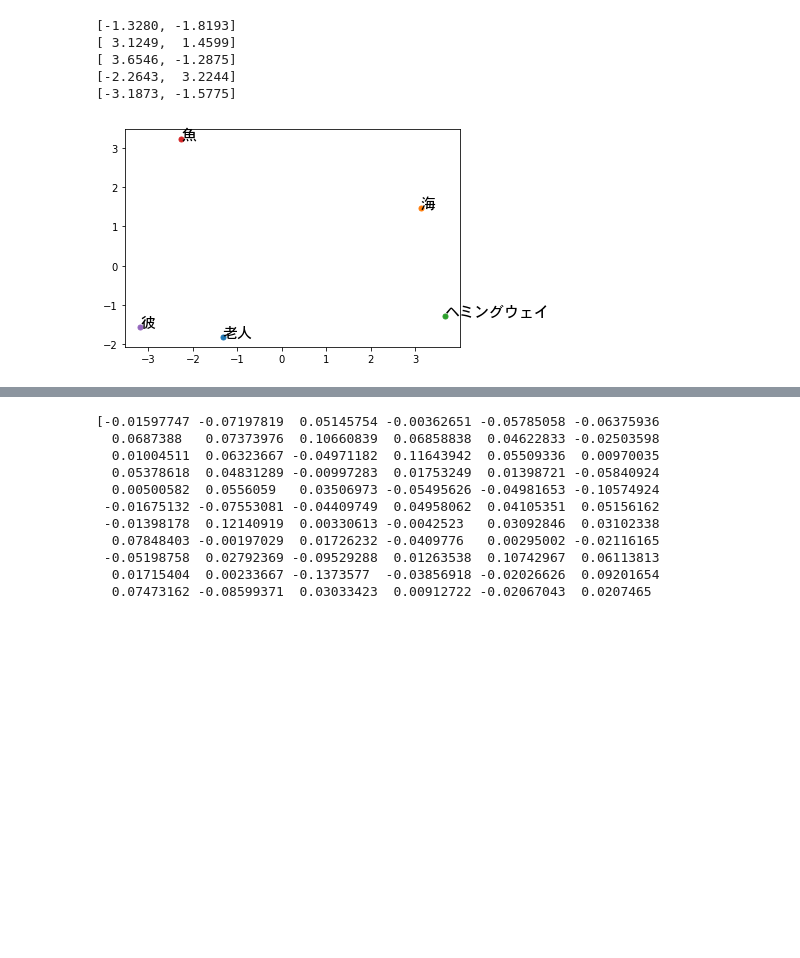
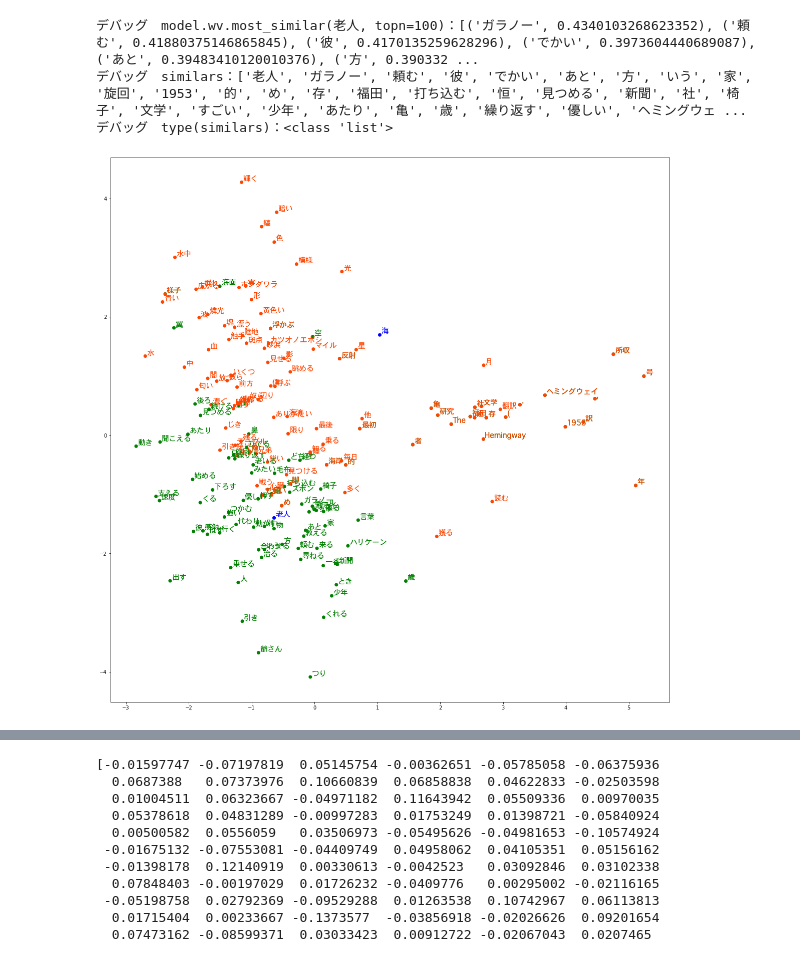
Before and after one commit to tsuchida5030/techgym_ai, a Jupyter notebook: Chapter_1/AI_running_1.ipynb, the cells around one changed output, grey strips where cells are left out. Cells and saved outputs as stored; diff of their text form; code cells hidden in the pictures; blank space fills up the shorter version.

```diff
--- a/Chapter_1/AI_running_1.ipynb
+++ b/Chapter_1/AI_running_1.ipynb
@@ -1,5 +1,5 @@
 # %%
-#AI-TECHGYM-1-12-A-2
+#AI-TECHGYM-1-12-Q-1
 #自然言語処理
 
 #インポート
@@ -7,62 +7,57 @@ from gensim.models import word2vec
 import numpy as np
 import matplotlib.pyplot as plt
 import matplotlib.font_manager as font_manager
 
 #PCA
 from sklearn.decomposition import PCA
+
+import os
+os.chdir(r"C:\Users\tsuchida\Documents\techgym_セミナー\TortoiseGit_resorce\techgym_ai\Chapter_1\Answer_sheet\AI_Chapter1_saved_files")
 
 #フォントの準備
 import urllib.request as req
 url = "https://github.com/hokuto-HIRANO/Word2Vec/raw/master/font/Osaka.ttc"
 req.urlretrieve(url, "./Osaka.ttc")
 
 #フォントの指定
 FONTPATH='./Osaka.ttc'
 prop = font_manager.FontProperties(fname=FONTPATH)
 
 #モデルの読み込み
 model_path = './words.model'
 model = word2vec.Word2Vec.load(model_path)
 
 #対象の単語
 words = []
 words.append("老人")
 words.append("海")
 words.append("ヘミングウェイ")
 words.append("魚")
 words.append("彼")
 
-vectors = []
+#単語ベクトルの可視化
+def draw_2d_2groups(vectors, target1, target2, topn=100):
+    print(f'デバッグ　model.wv.most_similar(老人, topn=100)：{vectors.wv.most_similar(target1, topn=topn)}')
+    similars1 = [w[0] for w in vectors.wv.most_similar(target1, topn=topn)]
+    similars1.insert(0, target1)
+    similars2 = [w[0] for w in vectors.wv.most_similar(target2, topn=topn)]
+    similars2.insert(0, target2)
+    similars = similars1 + similars2
+    print(f'デバッグ　similars：{similars}')
+    print(f'デバッグ　type(similars)：{type(similars)}')
+    colors = ['b']+['g']*(topn)+['b']+['orangered']*(topn)
+    X = [vectors.wv[w] for w in similars]
+    pca = PCA(n_components=2)
+    Y = pca.fit_transform(X)
+    plt.figure(figsize=(20,20))
+    plt.scatter(Y[:,0], Y[:,1], color=colors)
+    for w, x, y, c in zip(similars[:], Y[:,0], Y[:,1], colors):
+        plt.annotate(w, xy=(x, y), xytext=(3,3), textcoords='offset points', fontproperties=prop, fontsize=15, color=c)
+    plt.show()
 
-for w in words:
-    vectors.append(model.wv[w])
-
-#単語のベクトル表現を2次元に圧縮する
-pca = PCA(n_components=2)
-pca.fit(vectors)
-vectors_pca = pca.transform(vectors)
-
-for w in vectors_pca:
-    #配列形式に整形
-    print(np.array2string(w, separator=', ', formatter={'float_kind': lambda x: '{: .4f}'.format(x)}))
-
-#ブロットする
-k = 0
-while k < len(vectors_pca):
-    #点プロット
-    plt.plot(vectors_pca[k][0], vectors_pca[k][1], ms=5.0, zorder=2, marker="o")
-
-    #文字プロット
-    plt.annotate(words[k], (vectors_pca[k][0], vectors_pca[k][1]), fontproperties=prop, fontsize=15)
-
-    k += 1
-
-#グラフ表示
-plt.show()
+draw_2d_2groups(model, words[0], words[1])
 # %% [output]
-[-1.3280, -1.8193]
-[ 3.1249,  1.4599]
-[ 3.6546, -1.2875]
-[-2.2643,  3.2244]
-[-3.1873, -1.5775]
+デバッグ　model.wv.most_similar(老人, topn=100)：[('ガラノー', 0.4340103268623352), ('頼む', 0.41880375146865845), ('彼', 0.4170135259628296), ('でかい', 0.3973604440689087), ('あと', 0.39483410120010376), ('方', 0.390332 ...
+デバッグ　similars：['老人', 'ガラノー', '頼む', '彼', 'でかい', 'あと', '方', 'いう', '家', '旋回', '1953', '的', 'め', '存', '福田', '打ち込む', '恒', '見つめる', '新聞', '社', '椅子', '文学', 'すごい', '少年', 'あたり', '亀', '歳', '繰り返す', '優しい', 'ヘミングウェ ...
+デバッグ　type(similars)：<class 'list'>
-[figure, old version]
+[figure, new version]
```
Also changed, not shown: parts of 2 cells of this notebook, 2 other files.
